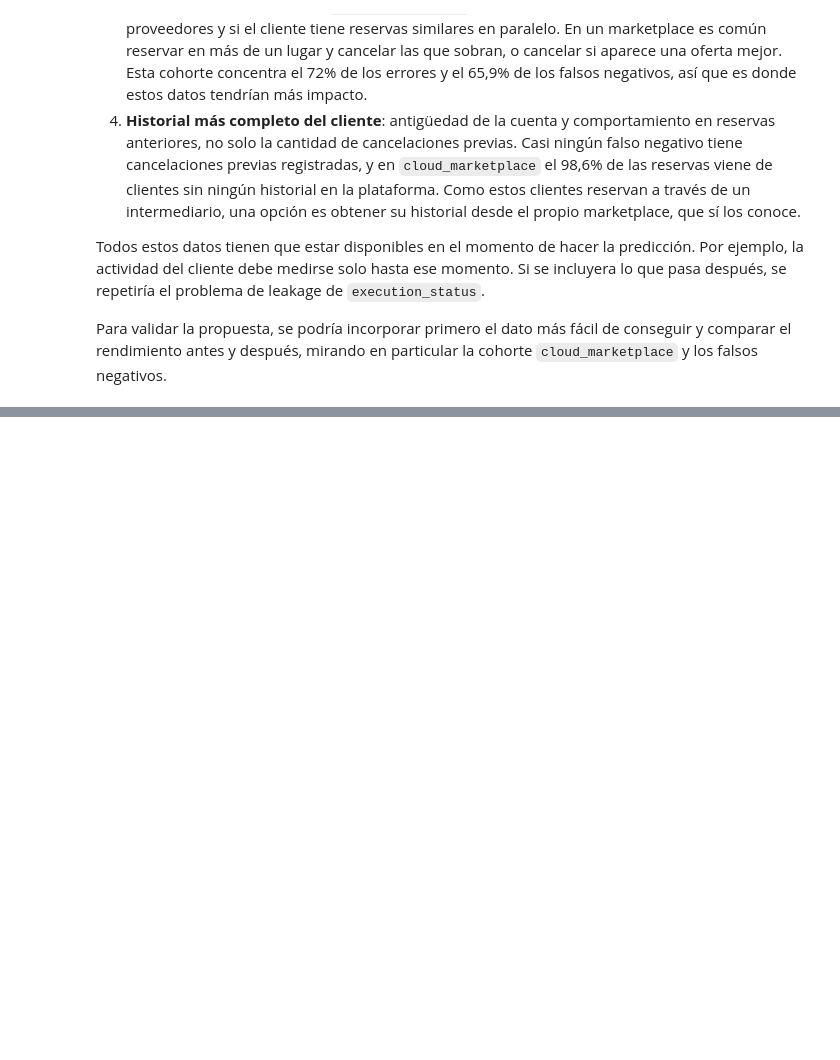
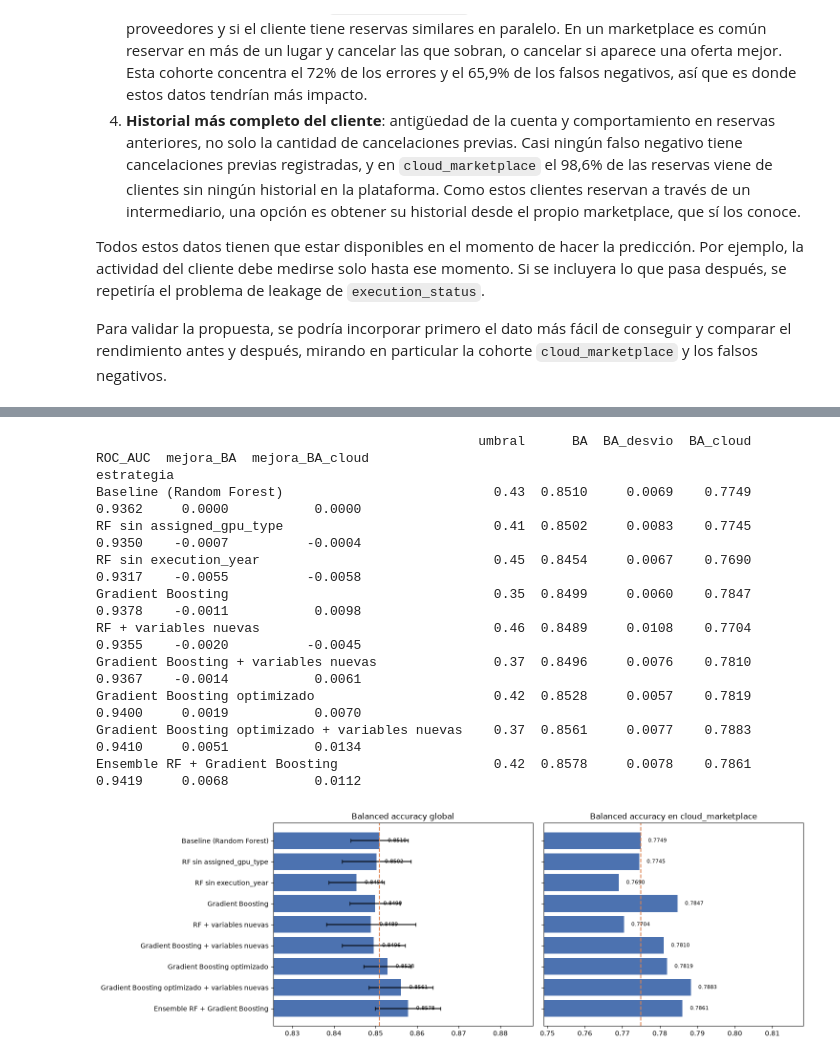
Before and after one commit to mszwarcberg-2004/TP3_ML, a Jupyter notebook: TP3_Grupo.ipynb, the cells around one changed output, grey strips where cells are left out. Cells and saved outputs as stored; diff of their text form; code cells hidden in the pictures; blank space fills up the shorter version.

```diff
--- a/TP3_Grupo.ipynb
+++ b/TP3_Grupo.ipynb
@@ -2260,7 +2260,7 @@ ax.fill_between(n_reservas,
                 curva_aprendizaje["BA_validacion"] + curva_aprendizaje["desvio_validacion"],
                 color="#DD8452", alpha=0.2)
 ax.set_xlabel("reservas de entrenamiento")
-ax.set_ylabel("balanced accuracy (umbral 0,38)")
+ax.set_ylabel(f"balanced accuracy (umbral {umbral_baseline:.2f})")
 ax.set_title("Curva de aprendizaje del baseline")
 ax.legend()
 plt.tight_layout()
@@ -2493,0 +2808,48 @@ Para validar la propuesta, se podría incorporar primero el dato más fácil de
+# %%
+# 11.6 RESUMEN DE TODAS LAS ESTRATEGIAS
+
+tabla_resultados = pd.DataFrame(resultados).set_index("estrategia")
+ba_base = tabla_resultados.loc["Baseline (Random Forest)", "BA"]
+ba_cloud_base = tabla_resultados.loc["Baseline (Random Forest)", "BA_cloud"]
+tabla_resultados["mejora_BA"] = tabla_resultados["BA"] - ba_base
+tabla_resultados["mejora_BA_cloud"] = tabla_resultados["BA_cloud"] - ba_cloud_base
+
+print(tabla_resultados.round(4).to_string())
+
+# Gráfico: BA global (con su desvío entre folds) y BA en cloud_marketplace
+fig, axes = plt.subplots(1, 2, figsize=(15, 5), sharey=True)
+orden = tabla_resultados.index[::-1]
+
+for ax, col, titulo in zip(axes, ["BA", "BA_cloud"],
+                           ["Balanced accuracy global", "Balanced accuracy en cloud_marketplace"]):
+    valores = tabla_resultados.loc[orden, col]
+    ax.barh(orden, valores, color="#4C72B0")
+
+    if col == "BA":
+        ax.errorbar(valores, range(len(orden)), xerr=tabla_resultados.loc[orden, "BA_desvio"],
+                    fmt="none", color="black", capsize=3)
+
+    # Línea de referencia: el baseline
+    ax.axvline(tabla_resultados.loc["Baseline (Random Forest)", col], color="#DD8452", linestyle="--")
+
+    for i, v in enumerate(valores):
+        ax.text(v + 0.002, i, f"{v:.4f}", va="center", fontsize=8)
+
+    ax.set_xlim(valores.min() - 0.02, valores.max() + 0.03)
+    ax.set_title(titulo)
+
+plt.tight_layout()
+plt.show()
+# %% [output]
+                                                 umbral      BA  BA_desvio  BA_cloud  ROC_AUC  mejora_BA  mejora_BA_cloud
+estrategia
+Baseline (Random Forest)                           0.43  0.8510     0.0069    0.7749   0.9362     0.0000           0.0000
+RF sin assigned_gpu_type                           0.41  0.8502     0.0083    0.7745   0.9350    -0.0007          -0.0004
+RF sin execution_year                              0.45  0.8454     0.0067    0.7690   0.9317    -0.0055          -0.0058
+Gradient Boosting                                  0.35  0.8499     0.0060    0.7847   0.9378    -0.0011           0.0098
+RF + variables nuevas                              0.46  0.8489     0.0108    0.7704   0.9355    -0.0020          -0.0045
+Gradient Boosting + variables nuevas               0.37  0.8496     0.0076    0.7810   0.9367    -0.0014           0.0061
+Gradient Boosting optimizado                       0.42  0.8528     0.0057    0.7819   0.9400     0.0019           0.0070
+Gradient Boosting optimizado + variables nuevas    0.37  0.8561     0.0077    0.7883   0.9410     0.0051           0.0134
+Ensemble RF + Gradient Boosting                    0.42  0.8578     0.0078    0.7861   0.9419     0.0068           0.0112
+[figure, added]
```
Also changed, not shown: parts of 20 cells of this notebook.
